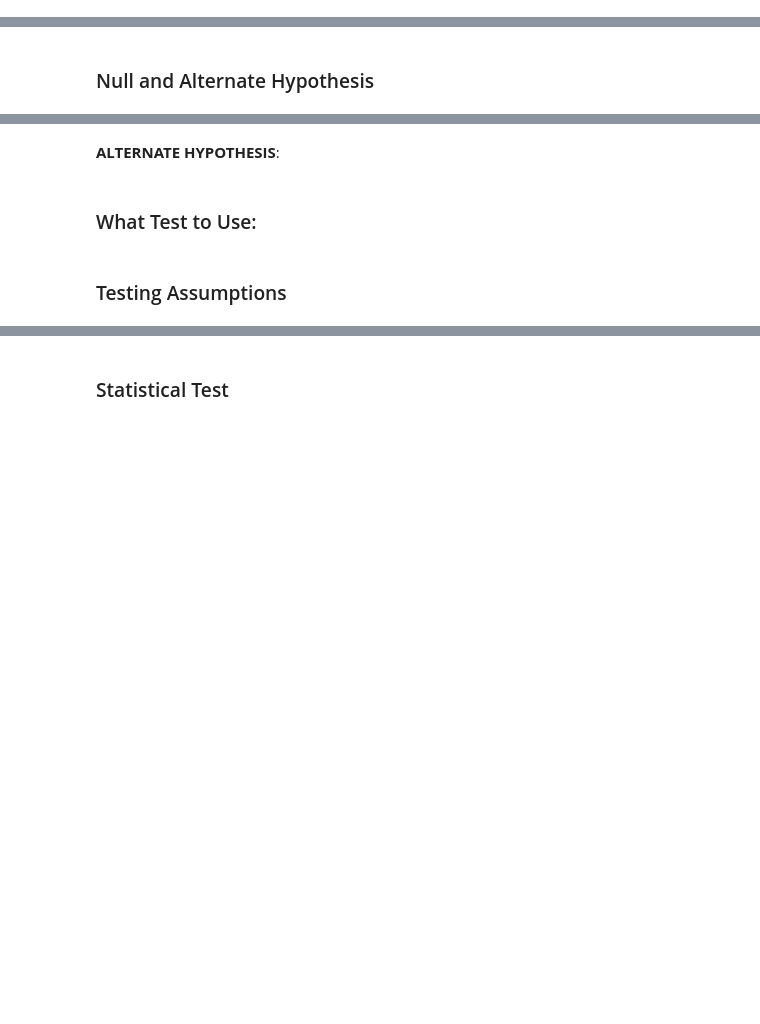
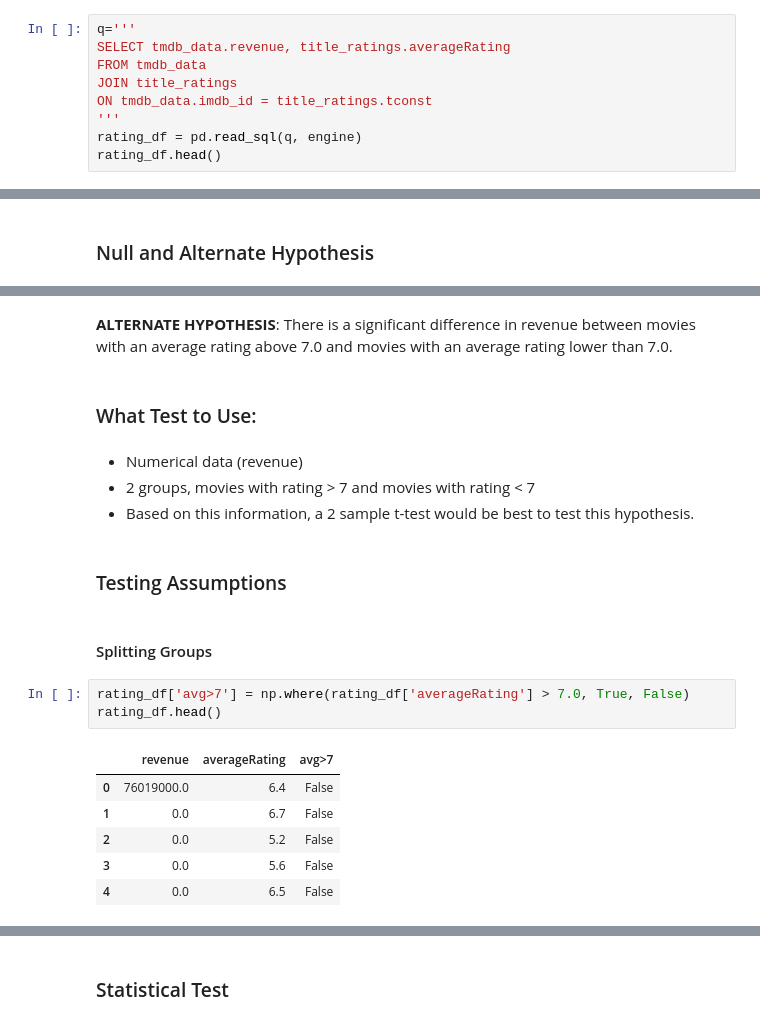
Before and after one commit to Zach-Hanson3/Project-3, a Jupyter notebook: Hypothesis Testing.ipynb, the cells around one changed output, grey strips where cells are left out. Saved outputs shown, nothing was run; the diff lists cells and outputs as text; blank space fills up the shorter version.

```diff
--- a/Hypothesis Testing.ipynb
+++ b/Hypothesis Testing.ipynb
@@ -61,3 +61,12 @@ tmdb_data.head()
 | 2 | tt0088751 | 0.0 | 350000.0 | None |
 | 3 | tt0096056 | 0.0 | 0.0 | None |
 | 4 | tt0100275 | 0.0 | 0.0 | None |
+# %%
+q='''
+SELECT tmdb_data.revenue, title_ratings.averageRating
+FROM tmdb_data
+JOIN title_ratings
+ON tmdb_data.imdb_id = title_ratings.tconst
+'''
+rating_df = pd.read_sql(q, engine)
+rating_df.head()
@@ -284,6 +300,22 @@ plt.ylabel('Revenue (millions of dollars)');
 # %% [markdown]
-**ALTERNATE HYPOTHESIS**:
+**ALTERNATE HYPOTHESIS**: There is a significant difference in revenue between movies with an average rating above 7.0 and movies with an average rating lower than 7.0.
 # %% [markdown]
 ### What Test to Use:
+# %% [markdown]
+- Numerical data (revenue)
+- 2 groups, movies with rating > 7 and movies with rating < 7
+- Based on this information, a 2 sample t-test would be best to test this hypothesis.
 # %% [markdown]
 ### Testing Assumptions
+# %% [markdown]
+#### Splitting Groups
+# %%
+rating_df['avg>7'] = np.where(rating_df['averageRating'] > 7.0, True, False)
+rating_df.head()
+# %% [output]
+|  | revenue | averageRating | avg>7 |
+| 0 | 76019000.0 | 6.4 | False |
+| 1 | 0.0 | 6.7 | False |
+| 2 | 0.0 | 5.2 | False |
+| 3 | 0.0 | 5.6 | False |
+| 4 | 0.0 | 6.5 | False |
```
Also changed, not shown: parts of 21 cells of this notebook.
